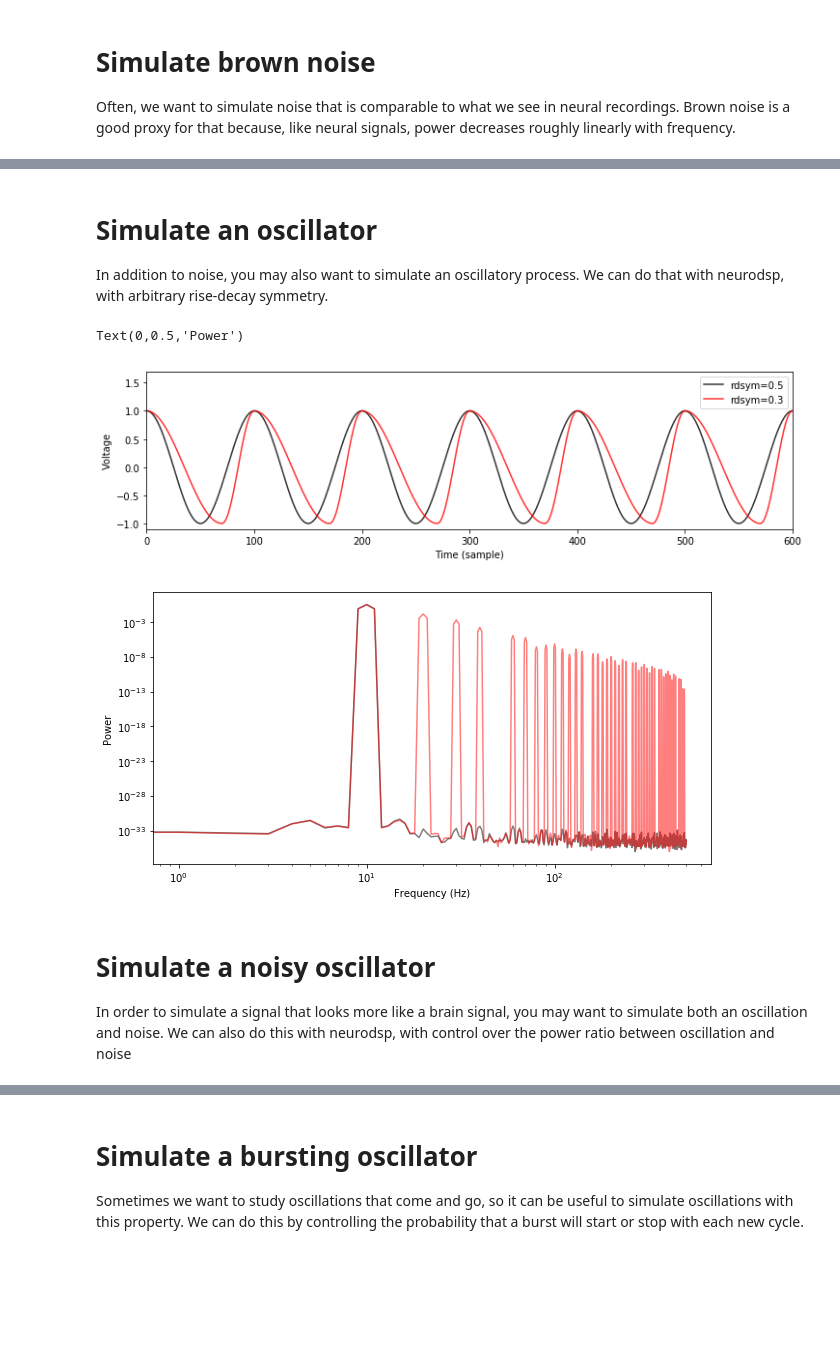
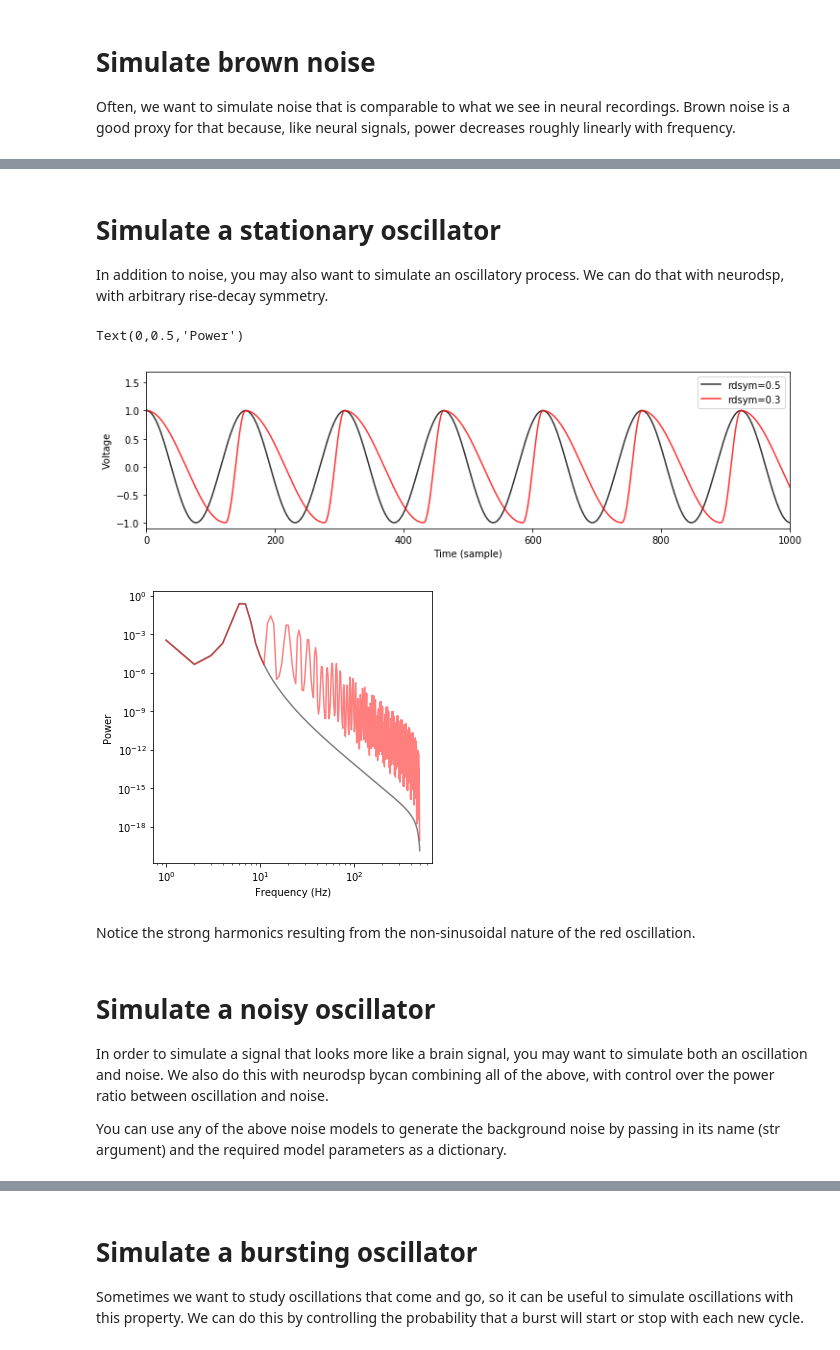
Before and after one commit to neurodsp-tools/neurodsp, a Jupyter notebook: tutorials/7-SimulatingSignals.ipynb, the cells around one changed output, grey strips where cells are left out. Saved outputs shown, nothing was run; the diff lists cells and outputs as text; code cells hidden in the pictures; blank space fills up the shorter version.

```diff
--- a/tutorials/7-SimulatingSignals.ipynb
+++ b/tutorials/7-SimulatingSignals.ipynb
@@ -71,36 +99,41 @@ AttributeError: module 'neurodsp' has no attribute 'sim_filtered_brown_noise'
 # %% [markdown]
-# Simulate an oscillator
+# Simulate a stationary oscillator
 In addition to noise, you may also want to simulate an oscillatory process. We can do that with neurodsp, with arbitrary rise-decay symmetry.
 # %%
 # Simulate symmetric oscillator
-N_samples_cycle = 100
-N_cycles = 100
-oscA = neurodsp.sim_oscillator(N_samples_cycle, N_cycles, rdsym=.5)
-oscB = neurodsp.sim_oscillator(N_samples_cycle, N_cycles, rdsym=.3)
+n_samples_cycle = 100
+fs = 1000
+osc_freq = 6.5
+oscA = sim.sim_oscillator(n_samples_cycle, fs, osc_freq, rdsym=.5)
+oscB = sim.sim_oscillator(n_samples_cycle, fs, osc_freq, rdsym=.2)
 
 # Plot time series
 plt.figure(figsize=(12,3))
 plt.plot(oscA, 'k', label='rdsym='+str(.5), alpha=.8)
 plt.plot(oscB, 'r', label='rdsym='+str(.3), alpha=.8)
 plt.ylim((-1.1, 1.7))
-plt.xlim((0,600))
+plt.xlim((0, 1000))
 plt.legend()
 plt.xlabel('Time (sample)')
 plt.ylabel('Voltage')
 
 # Plot power spectrum
-fA, psdA = spectral.psd(oscA, 1000)
-fB, psdB = spectral.psd(oscB, 1000)
-plt.figure(figsize=(10,5))
+fA, psdA = spectral.compute_spectrum(oscA, 1000)
+fB, psdB = spectral.compute_spectrum(oscB, 1000)
+plt.figure(figsize=(5,5))
 plt.loglog(fA, psdA, 'k', alpha=.5)
 plt.loglog(fB, psdB, 'r', alpha=.5)
 plt.xlabel('Frequency (Hz)')
 plt.ylabel('Power')
 # %% [output]
 Text(0,0.5,'Power')
-[figure, old version]
+[figure, new version]
-[figure, old version]
+[figure, new version]
+# %% [markdown]
+Notice the strong harmonics resulting from the non-sinusoidal nature of the red oscillation.
 # %% [markdown]
 # Simulate a noisy oscillator
-In order to simulate a signal that looks more like a brain signal, you may want to simulate both an oscillation and noise. We can also do this with neurodsp, with control over the power ratio between oscillation and noise
+In order to simulate a signal that looks more like a brain signal, you may want to simulate both an oscillation and noise. We also do this with neurodsp bycan combining all of the above, with control over the power ratio between oscillation and noise.
+
+You can use any of the above noise models to generate the background noise by passing in its name (str argument) and the required model parameters as a dictionary.
 # %%
```
Also changed, not shown: parts of 15 cells of this notebook, 4 other files.
